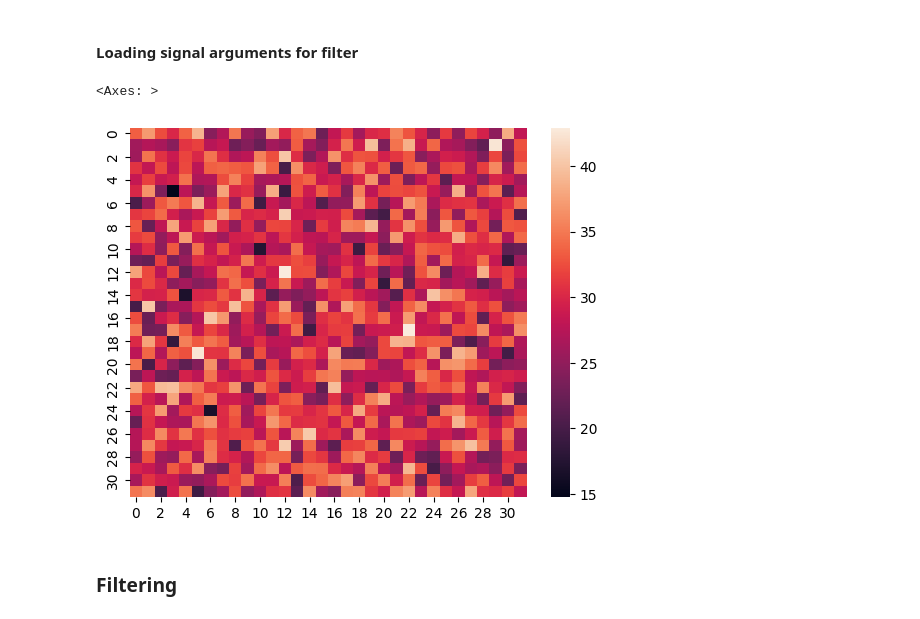
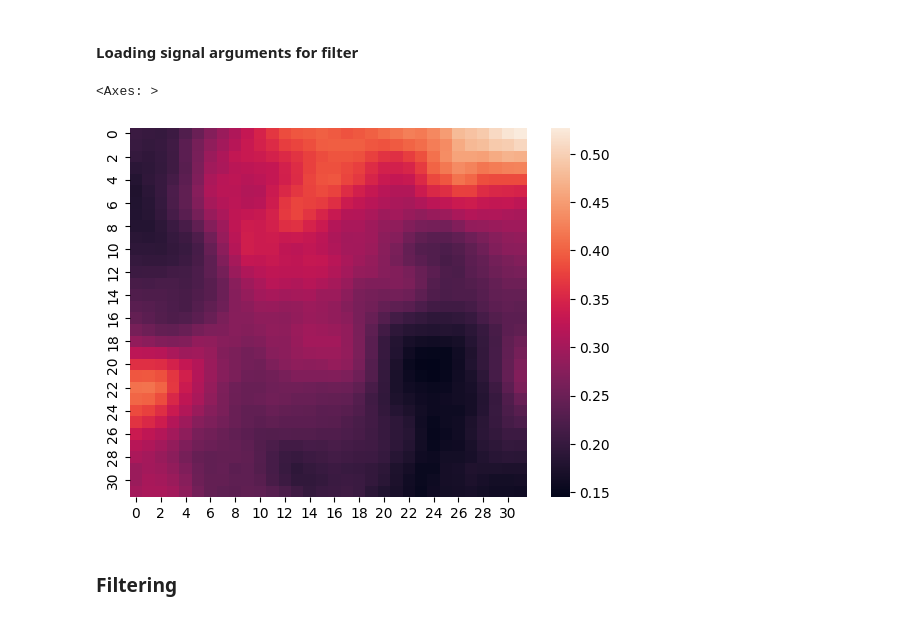
Before and after one commit to jszala/SPDE_Poisson_filtering, a Jupyter notebook: paper_simulations_notebook.ipynb, the cells around one changed output. Saved outputs shown, nothing was run; the diff lists cells and outputs as text; code cells hidden in the pictures.

```diff
--- a/paper_simulations_notebook.ipynb
+++ b/paper_simulations_notebook.ipynb
@@ -142,4 +142,6 @@ dim_y_obs = int(dim_y_obs)
 # %%
 observation_path = tools_filtering.load_observation_path_from_dir(observation_dir)
 observation_path_plot = tools_spde.return_path_for_2d_plotting(observation_path, timesteps_obs, dim_x_obs, dim_y_obs)
+# %%
+ensemble_size = 10
 # %% [markdown]
@@ -166,0 +191,36 @@ Text(0.5, 1.0, 'Particle filter estimate')
+# %%
+MSE = np.empty(shape=[number_of_observations,timesteps_obs])
+
+for observation_index in np.arange(number_of_observations):
+    for timestep in np.arange(timesteps_obs):
+        MSE[observation_index][timestep] = sklearn.metrics.mean_squared_error(signal_path[int(timestep*time_multiplier)],estimates[observation_ids[observation_index]][timestep])
+# %%
+#sns.set_theme(style="ticks", palette = "deep")
+fig, ax = plt.subplots(1,1, figsize = (10,5))
+
+for observation_index in np.arange(number_of_observations):
+
+    key = observation_ids[observation_index]
+
+    observation_dir = observation_dirs[key]
+    time_multiplier, spatial_multiplier, timesteps_obs, dt_obs, dx_obs, dim_x_obs, dim_y_obs  = tools_filtering.load_observation_metadata_from_dir(observation_dir)
+
+
+    dim_x_obs = int(dim_x_obs)
+    dim_y_obs = int(dim_y_obs)
+
+
+    sns.lineplot(x = np.arange(timesteps_obs)[10:][::int(time_multiplier)], y= MSE[observation_index][10:][::int(time_multiplier)]  ,
+                 label = str(int(dim_x_obs))+"x"+str(int(dim_y_obs)),
+                 linewidth = 2.5,
+                 alpha = 0.8,
+    )
+
+plt.xlabel("Time steps")
+plt.ylabel("MSE")
+plt.tight_layout()
+
+
+
+
+#plt.savefig(os.path.join(paper_plot_save_path, "MSE_SPDE_signal.png"), dpi = 300)
@@ -170,10 +232,10 @@ Text(0.5, 1.0, 'Particle filter estimate')
 ### Go to working_dir with all csv data in it
 # %%
 working_dir_parent = os.path.join(os.getcwd(), "simulations")
-source_dir_id = "static_signal_source"
+source_dir_id = "reaction_diffusion_spde_source_1"
 
 # enter name for saving simulations
-working_dir_id = "static_signal_2"
+working_dir_id = "spde_signal_1"
 # %%
 os.makedirs(os.path.join(working_dir_parent, working_dir_id), exist_ok= True)
 source_dir = tools_os.return_working_dir_folders(working_dir_parent, source_dir_id, create_dir= False)
@@ -216,10 +277,10 @@ timesteps = int(timesteps)
 signal_path = tools_filtering.load_signal_path(working_dir)
 signal_path_plot = tools_spde.return_path_for_2d_plotting(signal_path, timesteps, dim_x, dim_y)
 # %%
-sns.heatmap(signal_path_plot[900])
+sns.heatmap(signal_path_plot[3810])
 # %% [output]
 <Axes: >
-[figure, old version]
+[figure, new version]
 # %% [markdown]
 ### Filtering
 # %%
```
Also changed, not shown: parts of 63 cells of this notebook, 2 other files.
